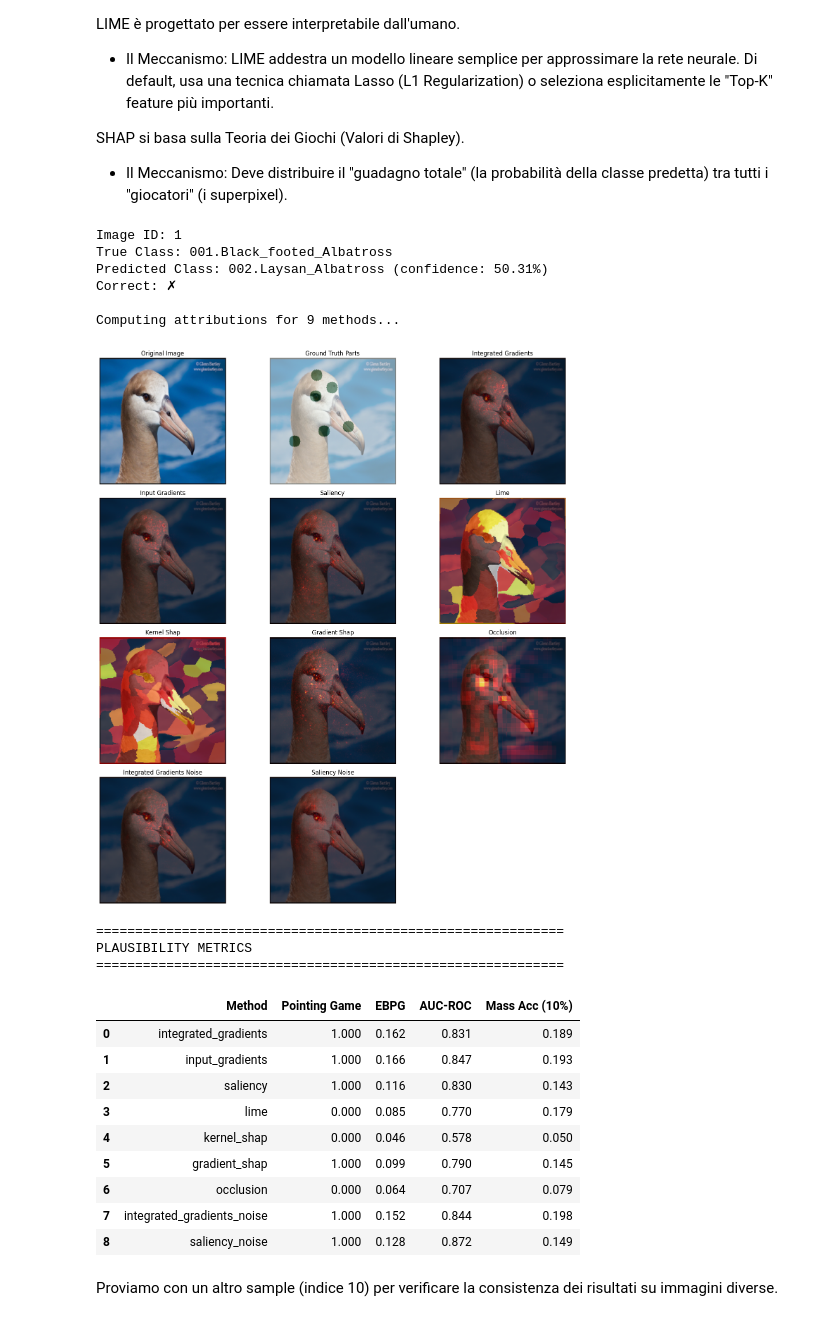
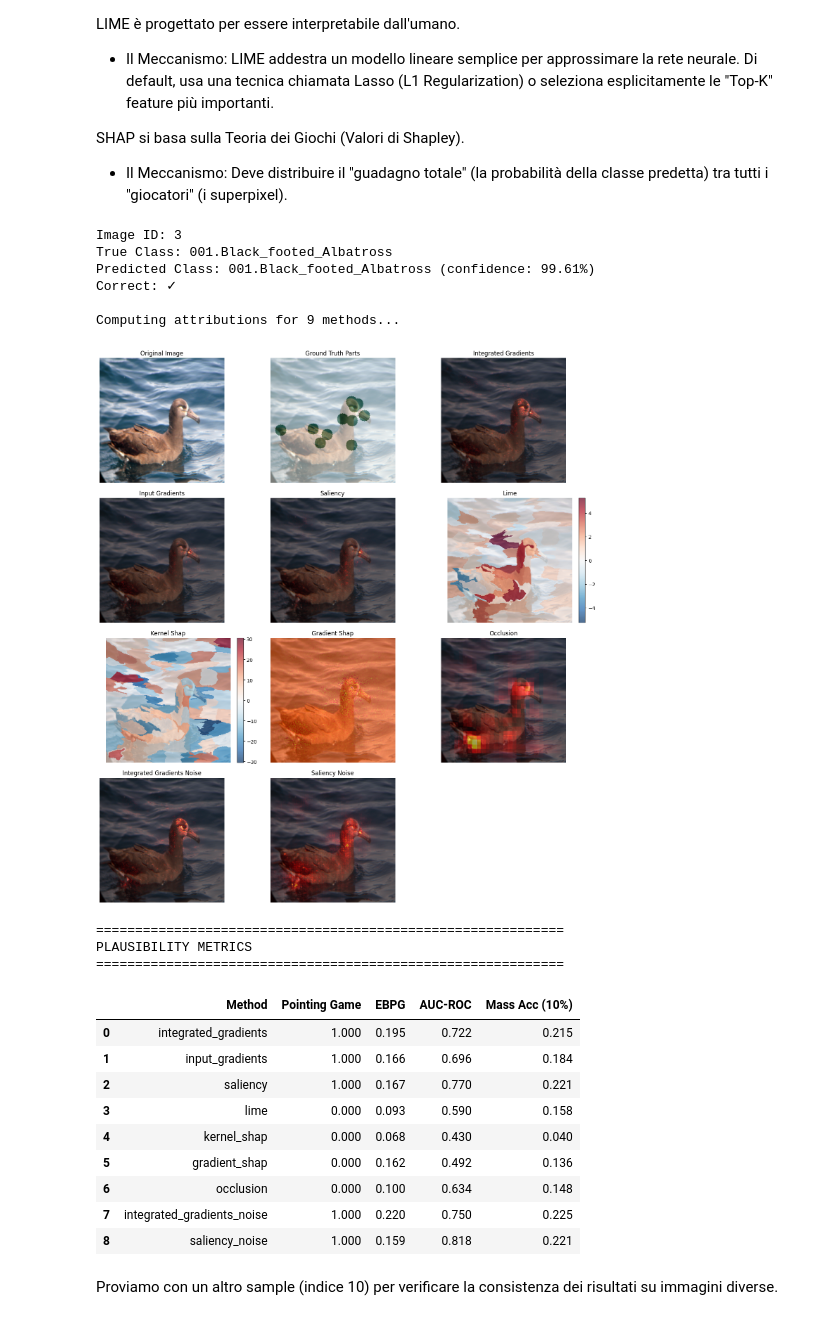
Before and after one commit to filippostanghellini/Explainability-project, a Jupyter notebook: explainability_analysis.ipynb, the cells around one changed output. Saved outputs shown, nothing was run; the diff lists cells and outputs as text; code cells hidden in the pictures.

```diff
--- a/explainability_analysis.ipynb
+++ b/explainability_analysis.ipynb
@@ -137,7 +138,7 @@ Test dataset size: 5794
 Visualizziamo un esempio: immagine originale, maschera ground-truth delle parti e overlay. Le parti annotate serviranno come riferimento per valutare la plausibilità delle spiegazioni.
 # %%
 # Visualize a sample with part annotations
-sample = test_dataset[0]
+sample = test_dataset[1]
 
 fig, axes = plt.subplots(1, 3, figsize=(12, 4))
 
@@ -349,28 +354,28 @@ SHAP si basa sulla Teoria dei Giochi (Valori di Shapley).
 - Il Meccanismo: Deve distribuire il "guadagno totale" (la probabilità della classe predetta) tra tutti i "giocatori" (i superpixel).
 # %%
 # Visualize explanations for the first sample
-attributions, part_mask = explain_and_visualize(0)
+attributions, part_mask = explain_and_visualize(1)
 # %% [output]
-Image ID: 1
+Image ID: 3
 True Class: 001.Black_footed_Albatross
-Predicted Class: 002.Laysan_Albatross (confidence: 50.31%)
-Correct: ✗
+Predicted Class: 001.Black_footed_Albatross (confidence: 99.61%)
+Correct: ✓
 
 Computing attributions for 9 methods...
-[figure, old version]
+[figure, new version]
 ============================================================
 PLAUSIBILITY METRICS
 ============================================================
 |  | Method | Pointing Game | EBPG | AUC-ROC | Mass Acc (10%) |
-| 0 | integrated_gradients | 1.000 | 0.162 | 0.831 | 0.189 |
-| 1 | input_gradients | 1.000 | 0.166 | 0.847 | 0.193 |
-| 2 | saliency | 1.000 | 0.116 | 0.830 | 0.143 |
-| 3 | lime | 0.000 | 0.085 | 0.770 | 0.179 |
-| 4 | kernel_shap | 0.000 | 0.046 | 0.578 | 0.050 |
-| 5 | gradient_shap | 1.000 | 0.099 | 0.790 | 0.145 |
-| 6 | occlusion | 0.000 | 0.064 | 0.707 | 0.079 |
-| 7 | integrated_gradients_noise | 1.000 | 0.152 | 0.844 | 0.198 |
-| 8 | saliency_noise | 1.000 | 0.128 | 0.872 | 0.149 |
+| 0 | integrated_gradients | 1.000 | 0.195 | 0.722 | 0.215 |
+| 1 | input_gradients | 1.000 | 0.166 | 0.696 | 0.184 |
+| 2 | saliency | 1.000 | 0.167 | 0.770 | 0.221 |
+| 3 | lime | 0.000 | 0.093 | 0.590 | 0.158 |
+| 4 | kernel_shap | 0.000 | 0.068 | 0.430 | 0.040 |
+| 5 | gradient_shap | 0.000 | 0.162 | 0.492 | 0.136 |
+| 6 | occlusion | 0.000 | 0.100 | 0.634 | 0.148 |
+| 7 | integrated_gradients_noise | 1.000 | 0.220 | 0.750 | 0.225 |
+| 8 | saliency_noise | 1.000 | 0.159 | 0.818 | 0.221 |
 # %% [markdown]
 Proviamo con un altro sample (indice 10) per verificare la consistenza dei risultati su immagini diverse.
 # %%
```
Also changed, not shown: parts of 10 cells of this notebook, 8 other files.
